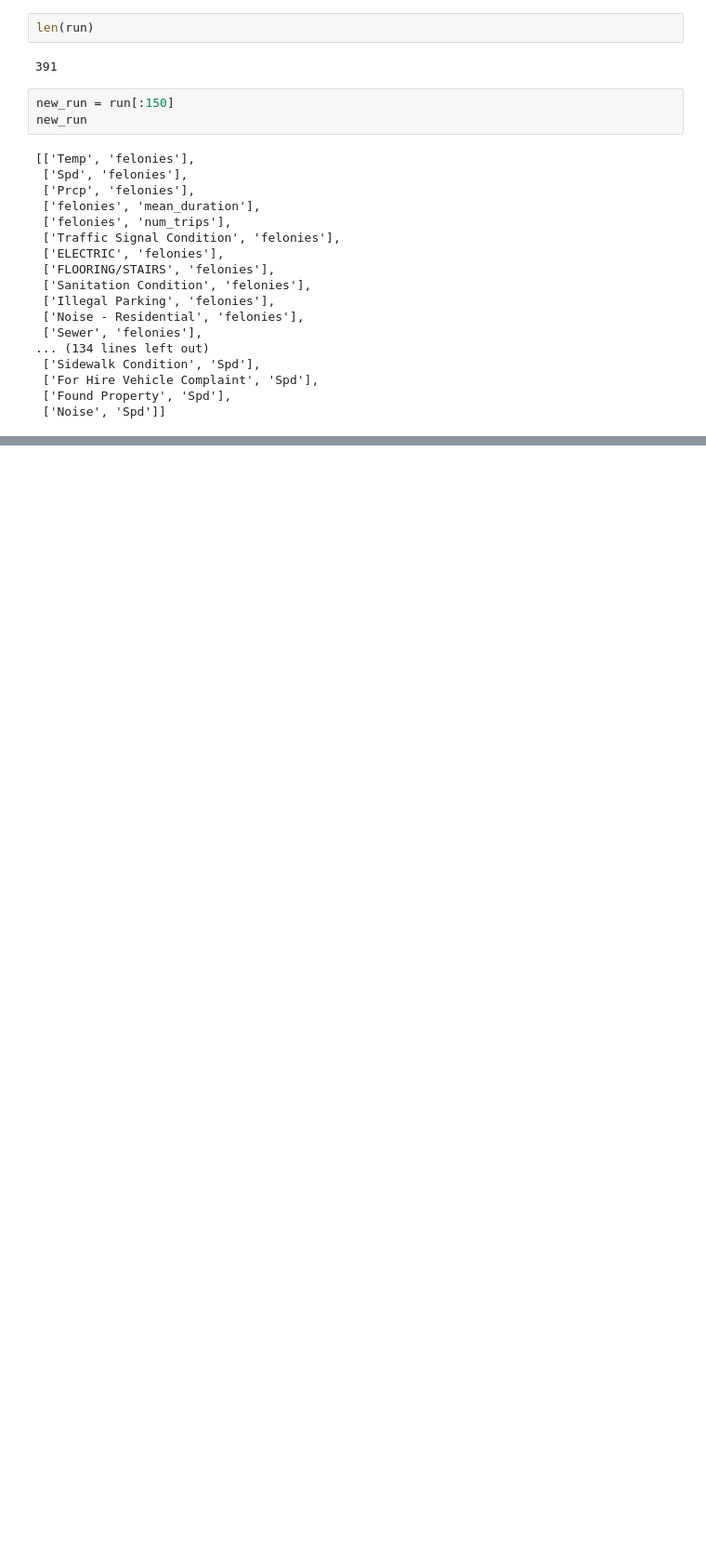
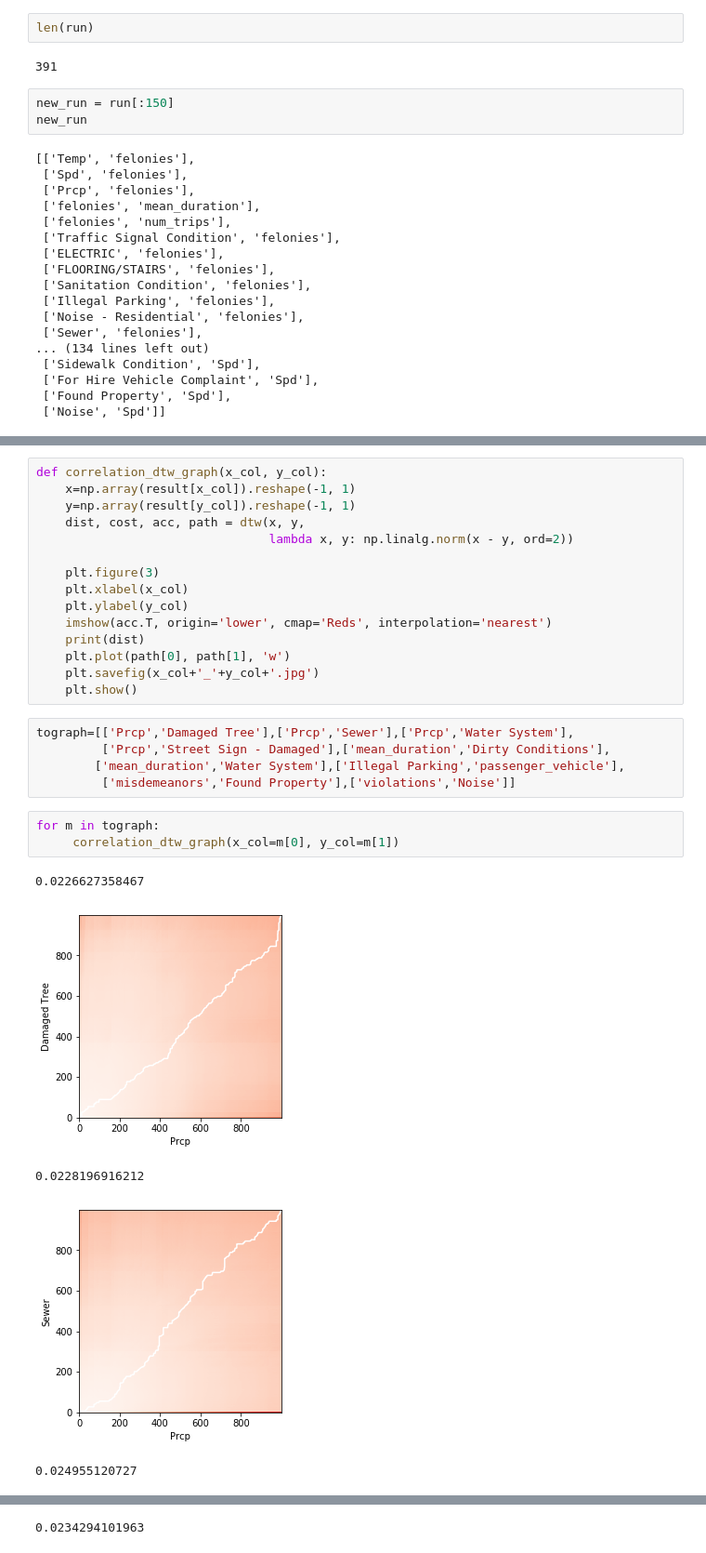
Before and after one commit to adcengiz/quesedillas, a Jupyter notebook: correlations_final.ipynb, the cells around one changed output, grey strips where cells are left out. Shown: that part at 93% size. Cells and saved outputs as stored; diff of their text form; blank space fills up the shorter version.

```diff
--- a/correlations_final.ipynb
+++ b/correlations_final.ipynb
@@ -329,0 +353,29 @@ corrs
+# %%
+def correlation_dtw_graph(x_col, y_col):
+    x=np.array(result[x_col]).reshape(-1, 1)
+    y=np.array(result[y_col]).reshape(-1, 1)
+    dist, cost, acc, path = dtw(x, y,
+                                lambda x, y: np.linalg.norm(x - y, ord=2))
+
+    plt.figure(3)
+    plt.xlabel(x_col)
+    plt.ylabel(y_col)
+    imshow(acc.T, origin='lower', cmap='Reds', interpolation='nearest')
+    print(dist)
+    plt.plot(path[0], path[1], 'w')
+    plt.savefig(x_col+'_'+y_col+'.jpg')
+    plt.show()
+# %%
+tograph=[['Prcp','Damaged Tree'],['Prcp','Sewer'],['Prcp','Water System'],
+         ['Prcp','Street Sign - Damaged'],['mean_duration','Dirty Conditions'],
+        ['mean_duration','Water System'],['Illegal Parking','passenger_vehicle'],
+         ['misdemeanors','Found Property'],['violations','Noise']]
+# %%
+for m in tograph:
+     correlation_dtw_graph(x_col=m[0], y_col=m[1])
+# %% [output]
+0.0226627358467
+[figure, added]
+0.0228196916212
+[figure, added]
+0.024955120727
@@ -329,0 +383 @@ corrs
+0.0234294101963
```
Also changed, not shown: parts of 8 cells of this notebook, 9 other files.
